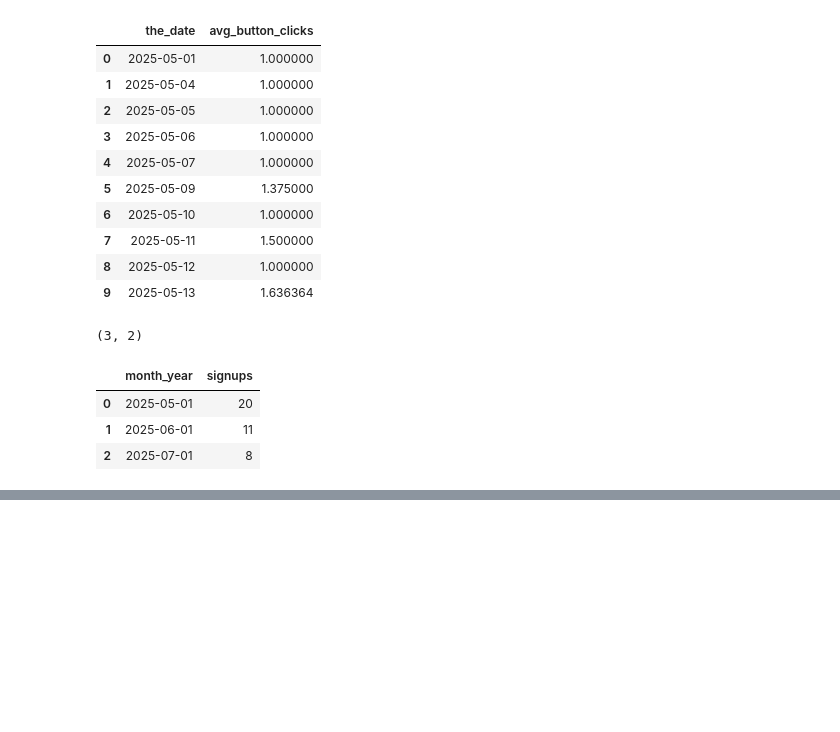
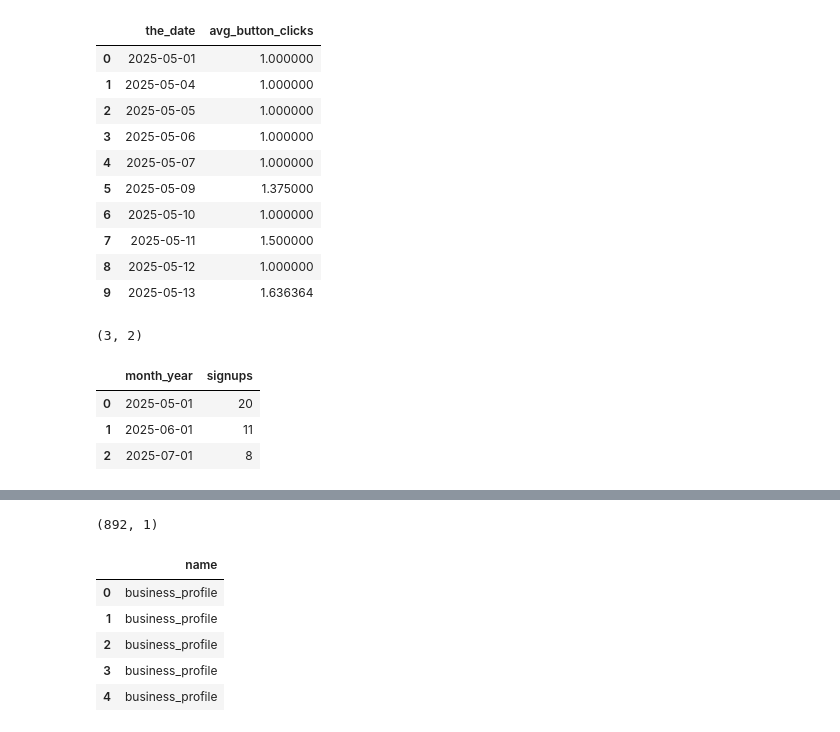
Before and after one commit to erstorts/co-catholic-business-directory-data, a Jupyter notebook: notebooks/queries.ipynb, the cells around one changed output, grey strips where cells are left out. Cells and saved outputs as stored; diff of their text form; code cells hidden in the pictures; blank space fills up the shorter version.

```diff
--- a/notebooks/queries.ipynb
+++ b/notebooks/queries.ipynb
@@ -372,0 +411,19 @@ signups.head(10)
+# %%
+query = """
+    SELECT name
+    FROM df
+    WHERE event_type = 'page'
+    and business_id is not null
+    and path like '/business_profile/%'
+    """
+page_views = duckdb.sql(query).df()
+print(page_views.shape)
+page_views.head()
+# %% [output]
+(892, 1)
+|  | name |
+| 0 | business_profile |
+| 1 | business_profile |
+| 2 | business_profile |
+| 3 | business_profile |
+| 4 | business_profile |
```
Also changed, not shown: parts of 4 cells of this notebook, 3 other files.
